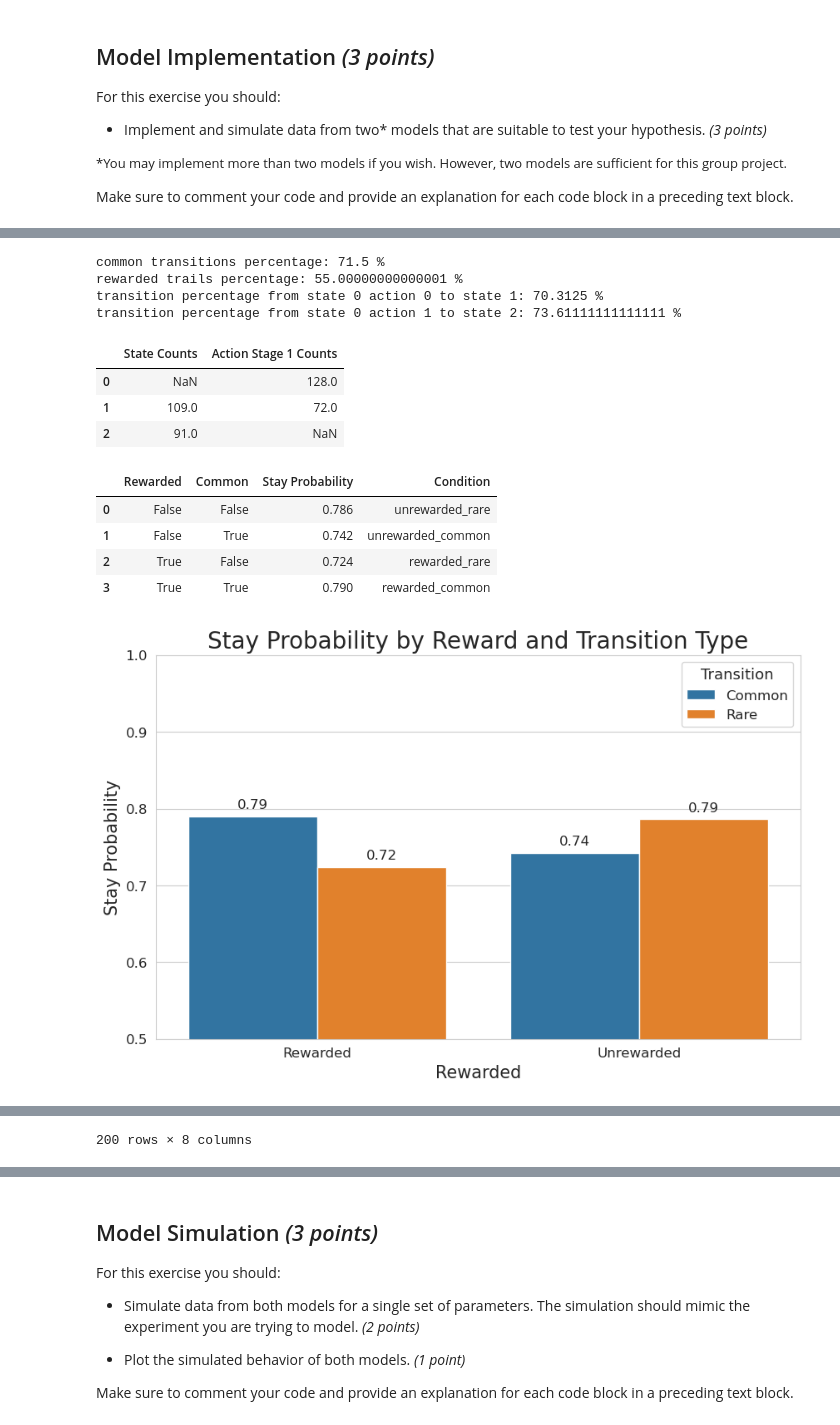
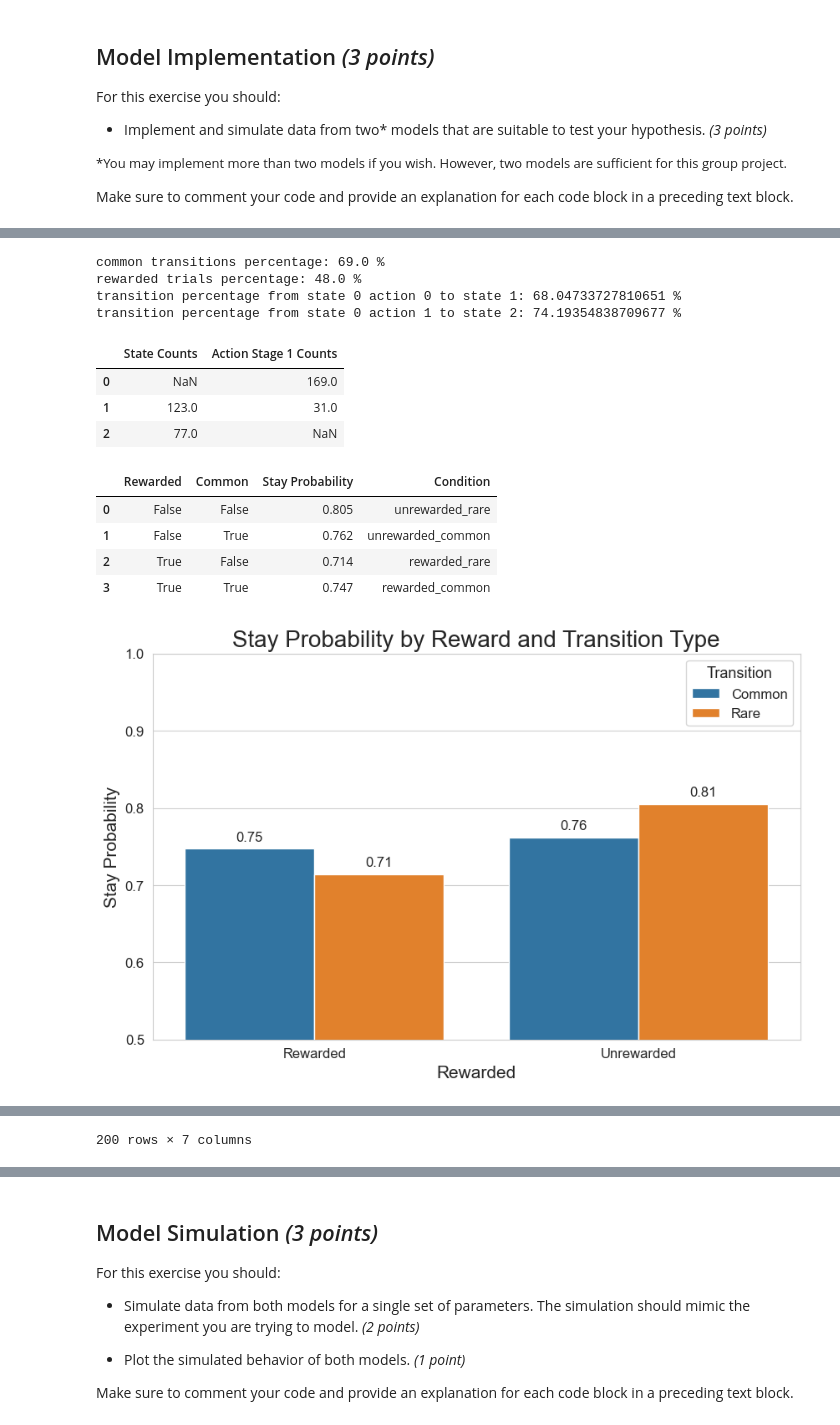
Before and after one commit to imtezcan/rl-twoStepTask, a Jupyter notebook: modeling_procedure.ipynb, the cells around one changed output, grey strips where cells are left out. Cells and saved outputs as stored; diff of their text form; code cells hidden in the pictures.

```diff
--- a/modeling_procedure.ipynb
+++ b/modeling_procedure.ipynb
@@ -51,44 +51,44 @@ transition model for other states-actions:
 # %%
 import pandas as pd
 import numpy as np
 from utils import calculate_stay_probability, plot_stay_probability, load_latest_simulated_data
 
 
 
 # print some statistics
 # TODO stay probabilities?
 print("common transitions percentage:", np.mean(task_df["common_transition"])*100, "%")
-print("rewarded trails percentage:", np.mean(task_df["reward_stage_2"] > 0)*100, "%")
-print("transition percentage from state 0 action 0 to state 1:", np.mean(task_df[task_df["action_stage_1"] == 0]["state_transition_to"] == 1)*100, "%")
-print("transition percentage from state 0 action 1 to state 2:", np.mean(task_df[task_df["action_stage_1"] == 1]["state_transition_to"] == 2)*100, "%")
+print("rewarded trials percentage:", np.mean(task_df["reward"])*100, "%")
+print("transition percentage from state 0 action 0 to state 1:", np.mean(task_df[task_df["stepOneChoice"] == 0]["state_transition_to"] == 1)*100, "%")
+print("transition percentage from state 0 action 1 to state 2:", np.mean(task_df[task_df["stepOneChoice"] == 1]["state_transition_to"] == 2)*100, "%")
 
 
 # Calculate the counts and create the dataframe
 counts_stage_2_action_1 = pd.DataFrame({
     'State Counts': task_df['state_transition_to'].value_counts(),
-    'Action Stage 1 Counts': task_df['action_stage_1'].value_counts()
+    'Action Stage 1 Counts': task_df['stepOneChoice'].value_counts()
 })
 
 # Display the combined dataframe
 display(counts_stage_2_action_1)
 
 stay_probability_df = calculate_stay_probability(task_df)
 display(stay_probability_df)
 plot_stay_probability(stay_probability_df)
 
 display(task_df)
 # %% [output]
-common transitions percentage: 71.5 %
-rewarded trails percentage: 55.00000000000001 %
-transition percentage from state 0 action 0 to state 1: 70.3125 %
-transition percentage from state 0 action 1 to state 2: 73.61111111111111 %
+common transitions percentage: 69.0 %
+rewarded trials percentage: 48.0 %
+transition percentage from state 0 action 0 to state 1: 68.04733727810651 %
+transition percentage from state 0 action 1 to state 2: 74.19354838709677 %
 |  | State Counts | Action Stage 1 Counts |
-| 0 | NaN | 128.0 |
-| 1 | 109.0 | 72.0 |
-| 2 | 91.0 | NaN |
+| 0 | NaN | 169.0 |
+| 1 | 123.0 | 31.0 |
+| 2 | 77.0 | NaN |
 |  | Rewarded | Common | Stay Probability | Condition |
-| 0 | False | False | 0.786 | unrewarded_rare |
-| 1 | False | True | 0.742 | unrewarded_common |
-| 2 | True | False | 0.724 | rewarded_rare |
-| 3 | True | True | 0.790 | rewarded_common |
+| 0 | False | False | 0.805 | unrewarded_rare |
+| 1 | False | True | 0.762 | unrewarded_common |
+| 2 | True | False | 0.714 | rewarded_rare |
+| 3 | True | True | 0.747 | rewarded_common |
-[figure, old version]
+[figure, new version]
@@ -107,3 +107,3 @@ transition percentage from state 0 action 1 to state 2: 73.61111111111111 %
-200 rows × 8 columns
+200 rows × 7 columns
 # %%
 # load and inspect human data
```
Also changed, not shown: parts of 3 cells of this notebook, 2 other files.
